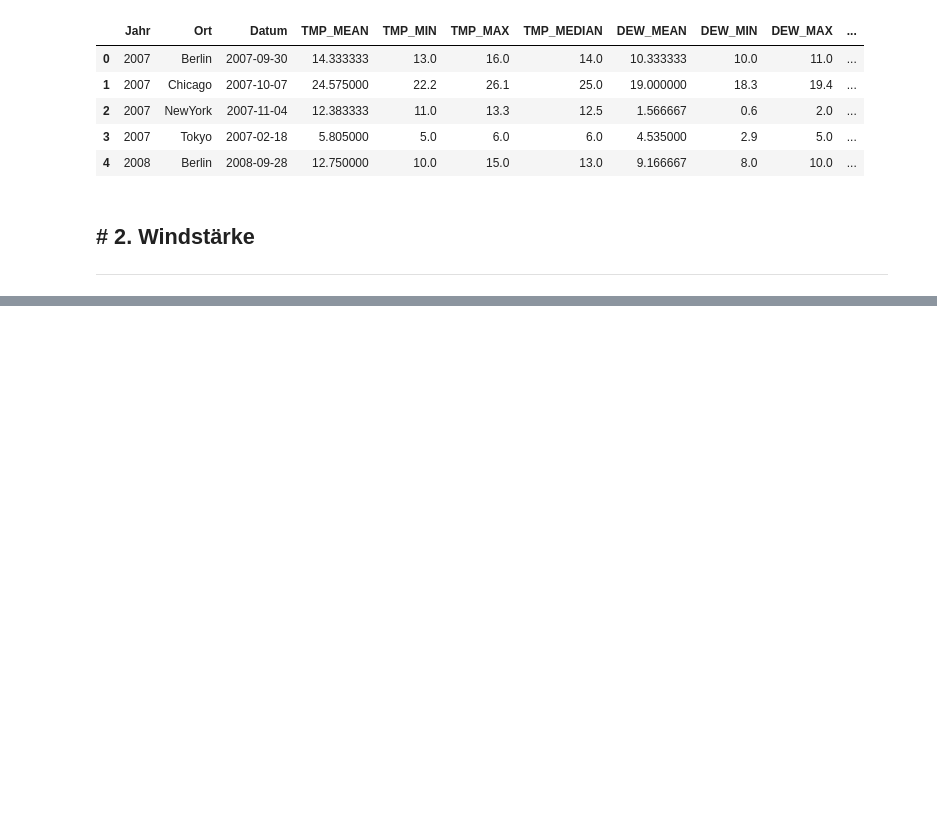
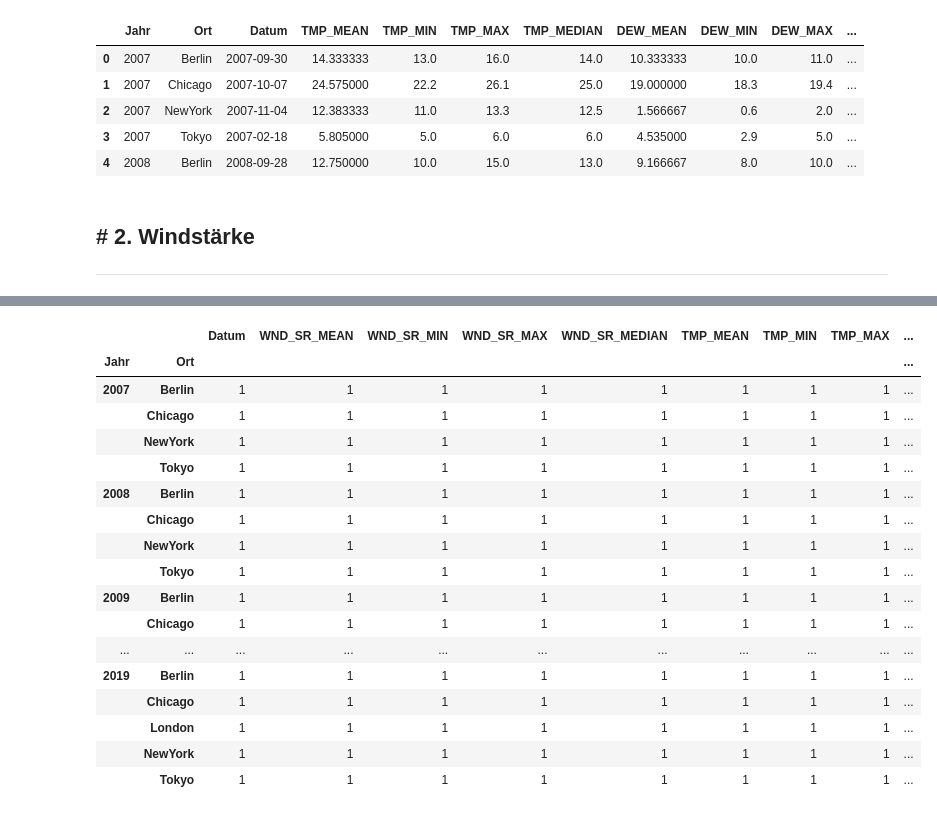
Before and after one commit to Wade-Sys/wma, a Jupyter notebook: Wetter/prepare_weather_data_step_3.ipynb, the cells around one changed output, grey strips where cells are left out. Drawn from its saved outputs; the diff is of its cells as text; code cells hidden in the pictures; blank space fills up the shorter version.

Commit message:
Aufbereitung der Wetterdaten abgeschlossen

```diff
--- a/Wetter/prepare_weather_data_step_3.ipynb
+++ b/Wetter/prepare_weather_data_step_3.ipynb
@@ -142,0 +253,4 @@ df_wetter_wnd_tmp_dew_1_grp.head()
+# %%
+df_wetter_wnd_sr_2_grp = df_wetter_wnd_sr_2.groupby(['Jahr','Ort','Datum'], as_index=False, group_keys=False).agg({
+    'WND_SR' : ['mean','min','max','median']
+}).copy()
@@ -142,0 +277,2 @@ df_wetter_wnd_tmp_dew_1_grp.head()
+# %%
+df_wetter_wnd_sr_2_grp.columns = ['_'.join(col) for col in df_wetter_wnd_sr_2_grp.columns.values]
@@ -142,0 +288,5 @@ df_wetter_wnd_tmp_dew_1_grp.head()
+# %%
+df_wetter_wnd_sr_2_grp.rename(columns={
+    'Jahr_':'Jahr','Ort_':'Ort','Datum_':'Datum'
+    ,'WND_SR_mean':'WND_SR_MEAN','WND_SR_min':'WND_SR_MIN','WND_SR_max':'WND_SR_MAX','WND_SR_median':'WND_SR_MEDIAN'}, inplace=True)
+df_wetter_wnd_sr_2_grp.head()
@@ -142,0 +381,2 @@ df_wetter_wnd_tmp_dew_1_grp.head()
+# %%
+df_wetter_2 = pd.merge(left=df_wetter_wnd_sr_2_grp, right=df_wetter_wnd_tmp_dew_1_grp, how='inner', on=['Jahr','Ort','Datum'])
@@ -142,0 +392,21 @@ df_wetter_wnd_tmp_dew_1_grp.head()
+# %%
+df_wetter_2.groupby(['Jahr','Ort']).count()
+# %% [output]
+|  |  | Datum | WND_SR_MEAN | WND_SR_MIN | WND_SR_MAX | WND_SR_MEDIAN | TMP_MEAN | TMP_MIN | TMP_MAX | ... |
+| Jahr | Ort |  |  |  |  |  |  |  |  | ... |
+| 2007 | Berlin | 1 | 1 | 1 | 1 | 1 | 1 | 1 | 1 | ... |
+|  | Chicago | 1 | 1 | 1 | 1 | 1 | 1 | 1 | 1 | ... |
+|  | NewYork | 1 | 1 | 1 | 1 | 1 | 1 | 1 | 1 | ... |
+|  | Tokyo | 1 | 1 | 1 | 1 | 1 | 1 | 1 | 1 | ... |
+| 2008 | Berlin | 1 | 1 | 1 | 1 | 1 | 1 | 1 | 1 | ... |
+|  | Chicago | 1 | 1 | 1 | 1 | 1 | 1 | 1 | 1 | ... |
+|  | NewYork | 1 | 1 | 1 | 1 | 1 | 1 | 1 | 1 | ... |
+|  | Tokyo | 1 | 1 | 1 | 1 | 1 | 1 | 1 | 1 | ... |
+| 2009 | Berlin | 1 | 1 | 1 | 1 | 1 | 1 | 1 | 1 | ... |
+|  | Chicago | 1 | 1 | 1 | 1 | 1 | 1 | 1 | 1 | ... |
+| ... | ... | ... | ... | ... | ... | ... | ... | ... | ... | ... |
+| 2019 | Berlin | 1 | 1 | 1 | 1 | 1 | 1 | 1 | 1 | ... |
+|  | Chicago | 1 | 1 | 1 | 1 | 1 | 1 | 1 | 1 | ... |
+|  | London | 1 | 1 | 1 | 1 | 1 | 1 | 1 | 1 | ... |
+|  | NewYork | 1 | 1 | 1 | 1 | 1 | 1 | 1 | 1 | ... |
+|  | Tokyo | 1 | 1 | 1 | 1 | 1 | 1 | 1 | 1 | ... |
```
Also changed, not shown: parts of 25 cells of this notebook, 1 other file.
